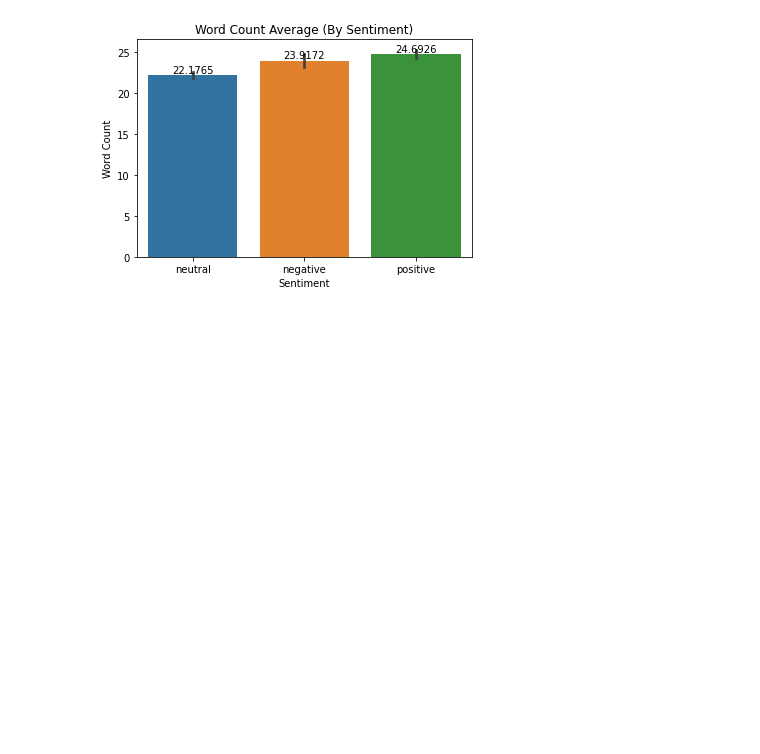
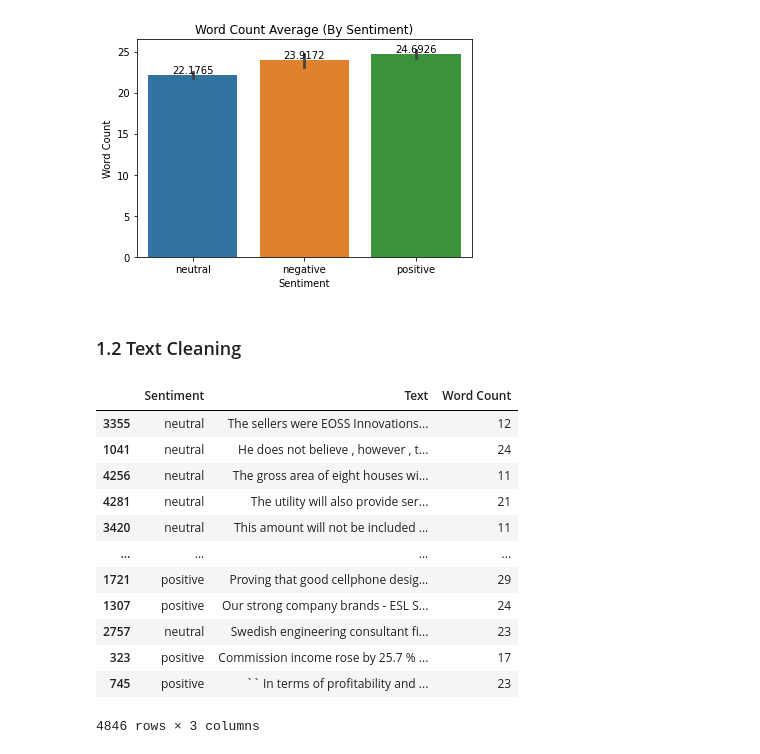
Before and after one commit to J-Fairgrieve/Fin-Sentiment-Analysis, a Jupyter notebook: 1 - Financial News EDA.ipynb, the cells around one changed output. Drawn from its saved outputs; the diff is of its cells as text; code cells hidden in the pictures; blank space fills up the shorter version.

```diff
--- a/1 - Financial News EDA.ipynb
+++ b/1 - Financial News EDA.ipynb
@@ -82,0 +73,20 @@ negative = pd.DataFrame(negative["Text"])
+# %% [markdown]
+### 1.2 Text Cleaning
+# %%
+# Shuffle the dataset to ensure articles are randomised
+shuffled_news = news.sample(frac = 1)
+shuffled_news
+# %% [output]
+|  | Sentiment | Text | Word Count |
+| 3355 | neutral | The sellers were EOSS Innovations... | 12 |
+| 1041 | neutral | He does not believe , however , t... | 24 |
+| 4256 | neutral | The gross area of eight houses wi... | 11 |
+| 4281 | neutral | The utility will also provide ser... | 21 |
+| 3420 | neutral | This amount will not be included ... | 11 |
+| ... | ... | ... | ... |
+| 1721 | positive | Proving that good cellphone desig... | 29 |
+| 1307 | positive | Our strong company brands - ESL S... | 24 |
+| 2757 | neutral | Swedish engineering consultant fi... | 23 |
+| 323 | positive | Commission income rose by 25.7 % ... | 17 |
+| 745 | positive | `` In terms of profitability and ... | 23 |
+4846 rows × 3 columns
```
Also changed, not shown: parts of 10 cells of this notebook, 5 other files.
